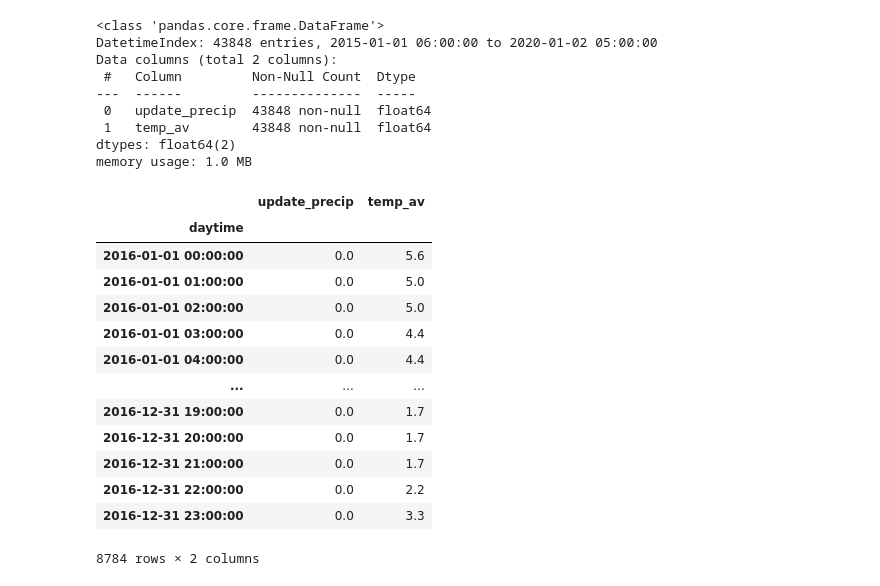
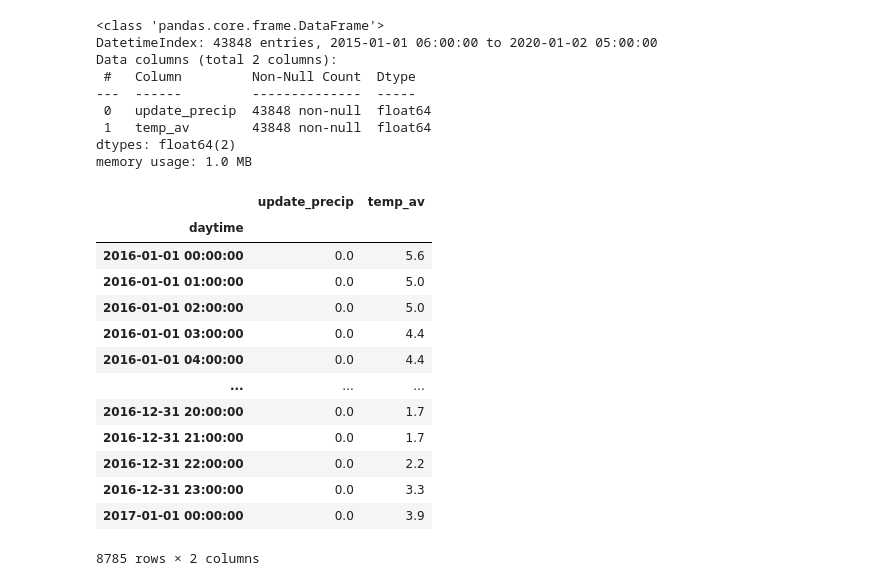
Before and after one commit to MoritzWagner13/Machine-Learning, a Jupyter notebook: Predictions.ipynb, the cells around one changed output. Drawn from its saved outputs; the diff is of its cells as text; code cells hidden in the pictures.

```diff
--- a/Predictions.ipynb
+++ b/Predictions.ipynb
@@ -107,23 +94,23 @@ Data columns (total 2 columns):
 dtypes: float64(2)
 memory usage: 1.0 MB
 # %%
-weatherhour = weatherhour.loc['2016-01-01 00:00:00' : '2016-12-31 23:00:00']
+weatherhour = weatherhour.loc['2016-01-01 00:00:00' : '2017-01-01 00:00:00']
 weatherhour
 # %% [output]
 |  | update_precip | temp_av |
 | daytime |  |  |
 | 2016-01-01 00:00:00 | 0.0 | 5.6 |
 | 2016-01-01 01:00:00 | 0.0 | 5.0 |
 | 2016-01-01 02:00:00 | 0.0 | 5.0 |
 | 2016-01-01 03:00:00 | 0.0 | 4.4 |
 | 2016-01-01 04:00:00 | 0.0 | 4.4 |
 | ... | ... | ... |
-| 2016-12-31 19:00:00 | 0.0 | 1.7 |
 | 2016-12-31 20:00:00 | 0.0 | 1.7 |
 | 2016-12-31 21:00:00 | 0.0 | 1.7 |
 | 2016-12-31 22:00:00 | 0.0 | 2.2 |
 | 2016-12-31 23:00:00 | 0.0 | 3.3 |
+| 2017-01-01 00:00:00 | 0.0 | 3.9 |
-8784 rows × 2 columns
+8785 rows × 2 columns
 # %%
 pred_model_joint = pred_model_counts.join(weatherhour, how="left")
 pred_model_joint
```
Also changed, not shown: parts of 15 cells of this notebook.
